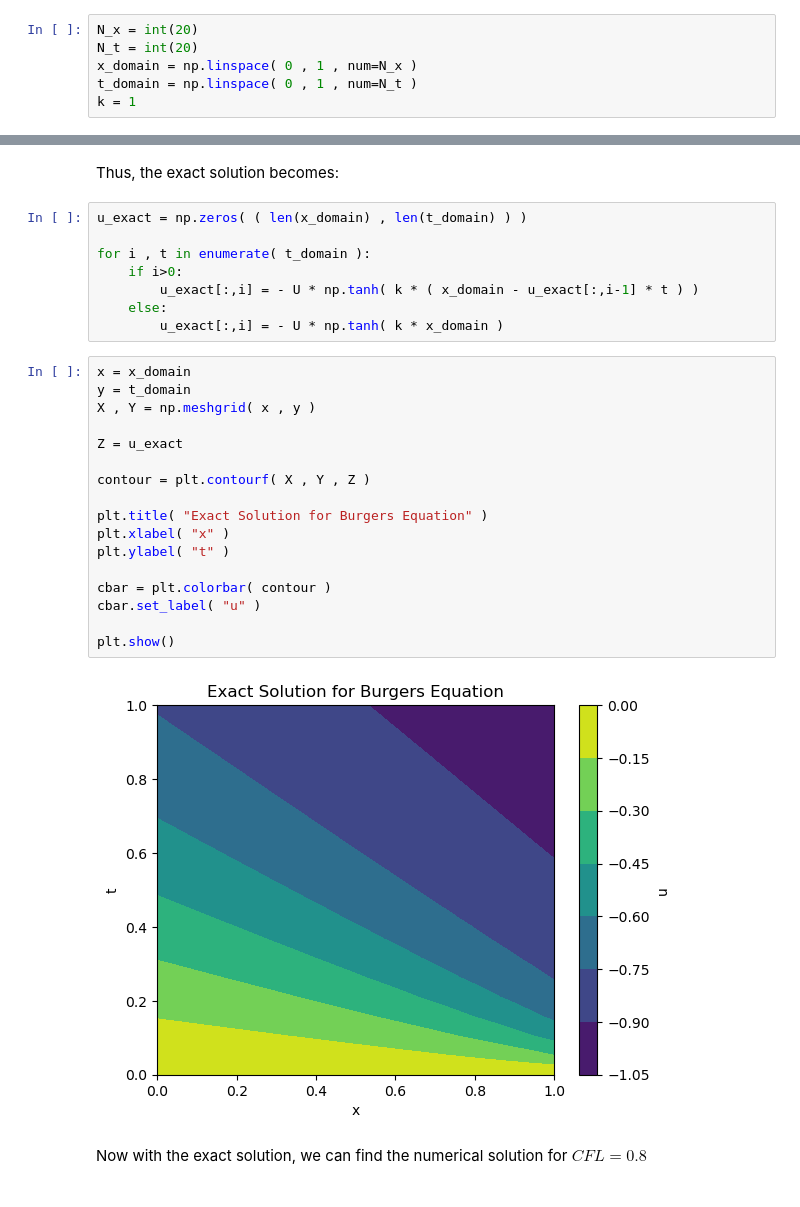
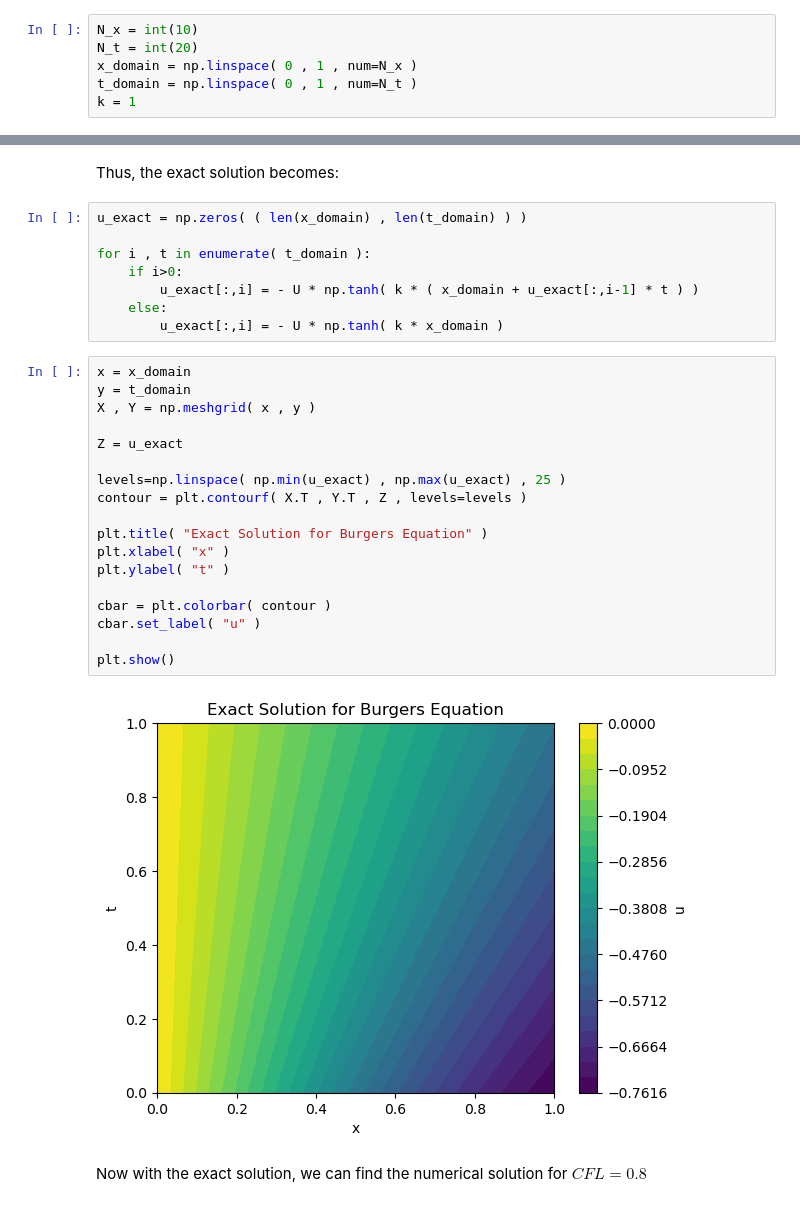
Before and after one commit to mhland10/me5653_CFD_repo, a Jupyter notebook: hw/hw3/HW3.ipynb, the cells around one changed output, grey strips where cells are left out. Cells and saved outputs as stored; diff of their text form.

```diff
--- a/hw/hw3/HW3.ipynb
+++ b/hw/hw3/HW3.ipynb
@@ -96,7 +96,7 @@ $$ u(x,t)=-U tanh(k(x-ut)) $$
 
 In this case, $x\in(0,1)$, $k=1$, and since the domain of $t$ is not defined, $t\in(0,1)$. There will be 1,000 x and t samples.
 # %%
-N_x = int(20)
+N_x = int(10)
 N_t = int(20)
 x_domain = np.linspace( 0 , 1 , num=N_x )
 t_domain = np.linspace( 0 , 1 , num=N_t )
@@ -112,27 +112,28 @@ u_exact = np.zeros( ( len(x_domain) , len(t_domain) ) )
 
 for i , t in enumerate( t_domain ):
     if i>0:
-        u_exact[:,i] = - U * np.tanh( k * ( x_domain - u_exact[:,i-1] * t ) )
+        u_exact[:,i] = - U * np.tanh( k * ( x_domain + u_exact[:,i-1] * t ) )
     else:
         u_exact[:,i] = - U * np.tanh( k * x_domain )
 # %%
 x = x_domain
 y = t_domain
 X , Y = np.meshgrid( x , y )
 
 Z = u_exact
 
-contour = plt.contourf( X , Y , Z )
+levels=np.linspace( np.min(u_exact) , np.max(u_exact) , 25 )
+contour = plt.contourf( X.T , Y.T , Z , levels=levels )
 
 plt.title( "Exact Solution for Burgers Equation" )
 plt.xlabel( "x" )
 plt.ylabel( "t" )
 
 cbar = plt.colorbar( contour )
 cbar.set_label( "u" )
 
 plt.show()
 # %% [output]
-[figure, old version]
+[figure, new version]
 # %% [markdown]
 Now with the exact solution, we can find the numerical solution for $CFL=0.8$
```
Also changed, not shown: parts of 88 cells of this notebook, 1 other file.
